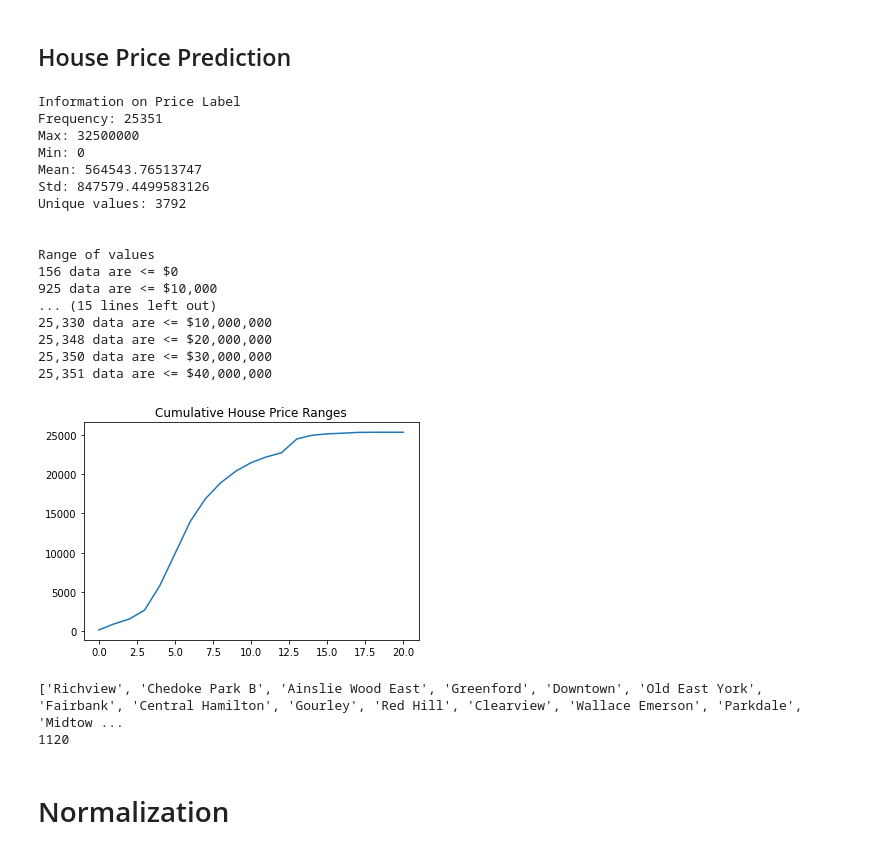
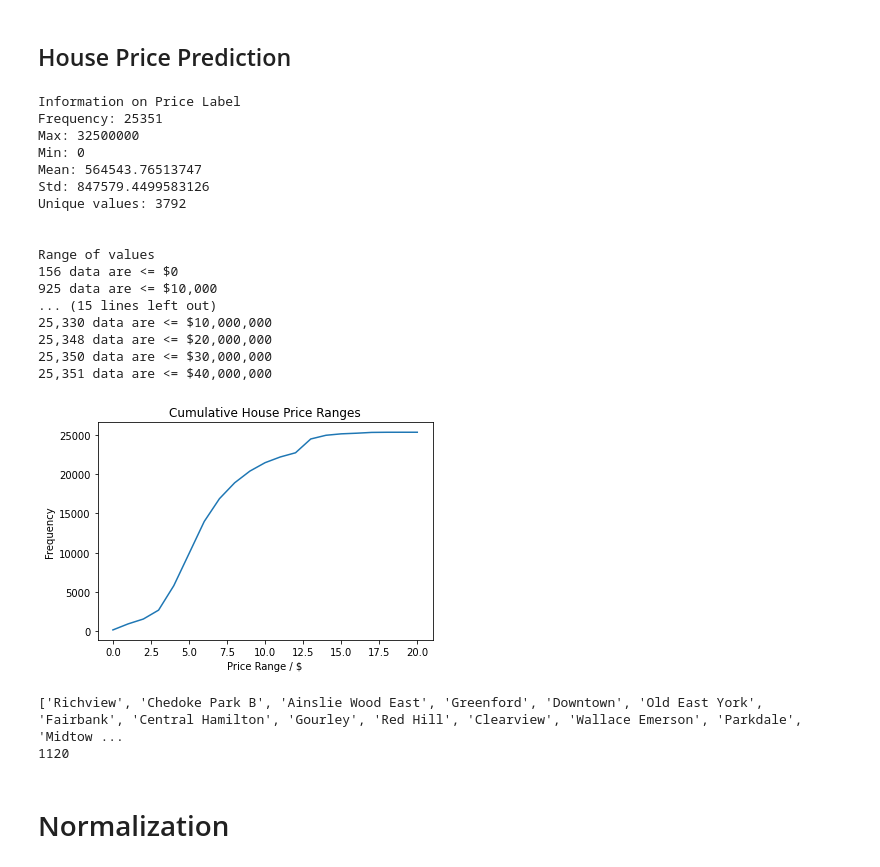
Before and after one commit to dbtronics/Family-Housing-Predictor, a Jupyter notebook: Housing_and_Loan_Predictor.ipynb, the cells around one changed output. Drawn from its saved outputs; the diff is of its cells as text; code cells hidden in the pictures.

```diff
--- a/Housing_and_Loan_Predictor.ipynb
+++ b/Housing_and_Loan_Predictor.ipynb
@@ -138,34 +142,36 @@ for value in price_range_list:
 
 plt.plot(range(len(price_range_list)), price_range_freq)
 plt.title("Cumulative House Price Ranges")
+plt.xlabel("Price Range / $")
+plt.ylabel("Frequency")
 plt.show()
 
 AreaNameList = []
 for area in pd_raw_house_price.loc[:, 'AreaName']:
   # print(area)
   if area not in AreaNameList:
     AreaNameList.append(area)
 print(AreaNameList)
 print(len(AreaNameList))
 # %% [output]
 Information on Price Label
 Frequency: 25351
 Max: 32500000
 Min: 0
 Mean: 564543.76513747
 Std: 847579.4499583126
 Unique values: 3792
 
 
 Range of values
 156 data are <= $0
 925 data are <= $10,000
 ... (15 lines left out)
 25,330 data are <= $10,000,000
 25,348 data are <= $20,000,000
 25,350 data are <= $30,000,000
 25,351 data are <= $40,000,000
-[figure, old version]
+[figure, new version]
 ['Richview', 'Chedoke Park B', 'Ainslie Wood East', 'Greenford', 'Downtown', 'Old East York', 'Fairbank', 'Central Hamilton', 'Gourley', 'Red Hill', 'Clearview', 'Wallace Emerson', 'Parkdale', 'Midtow ...
 1120
 # %% [markdown]
```
Also changed, not shown: parts of 4 cells of this notebook.
